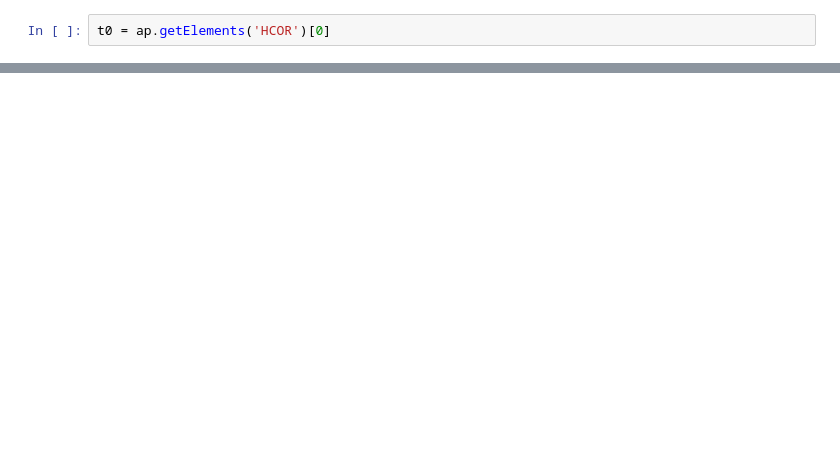
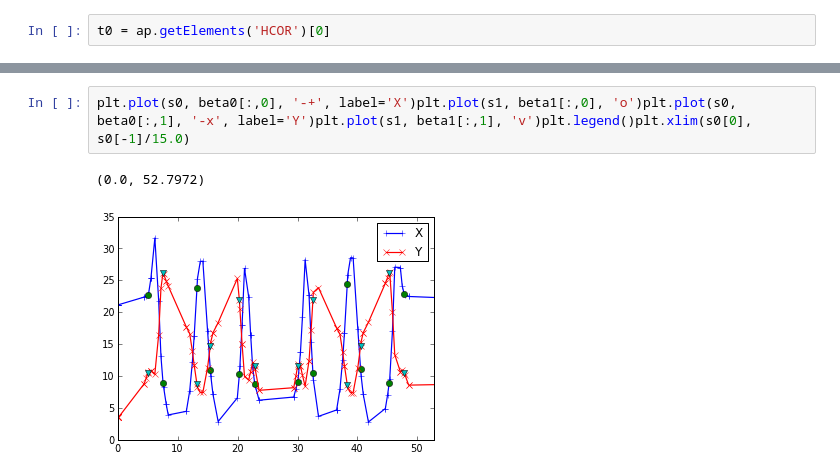
Before and after one commit to NSLS-II/aphla, a Jupyter notebook: example/doc_tutorial.ipynb, the cells around one changed output, grey strips where cells are left out. Cells and saved outputs as stored; diff of their text form; blank space fills up the shorter version.

```diff
--- a/example/doc_tutorial.ipynb
+++ b/example/doc_tutorial.ipynb
@@ -28,0 +85,5 @@ t0.x
+# %%
+plt.plot(s0, beta0[:,0], '-+', label='X')plt.plot(s1, beta1[:,0], 'o')plt.plot(s0, beta0[:,1], '-x', label='Y')plt.plot(s1, beta1[:,1], 'v')plt.legend()plt.xlim(s0[0], s0[-1]/15.0)
+# %% [output]
+(0.0, 52.7972)
+[figure, added]
```
Also changed, not shown: parts of 33 cells of this notebook, 8 other files.
